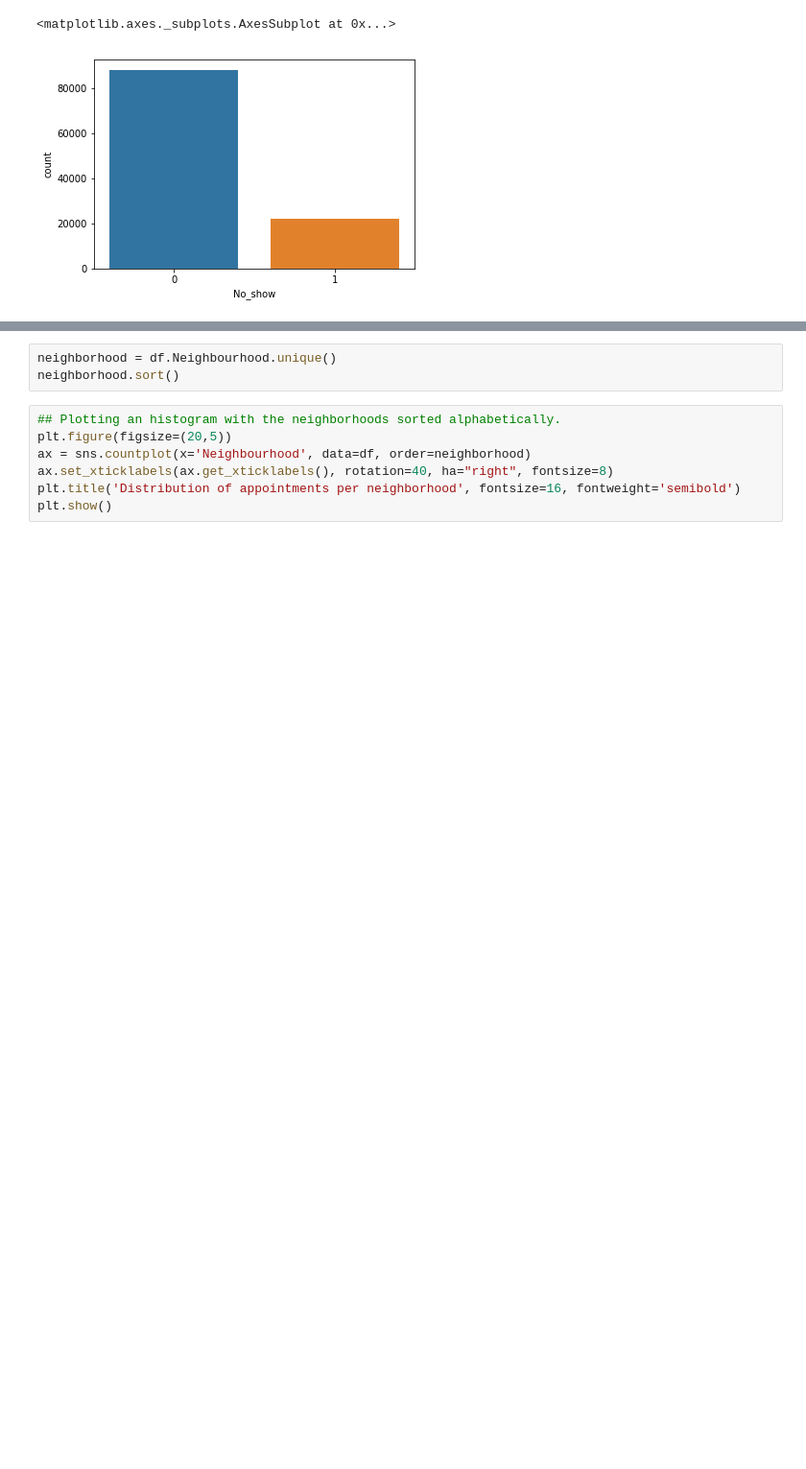
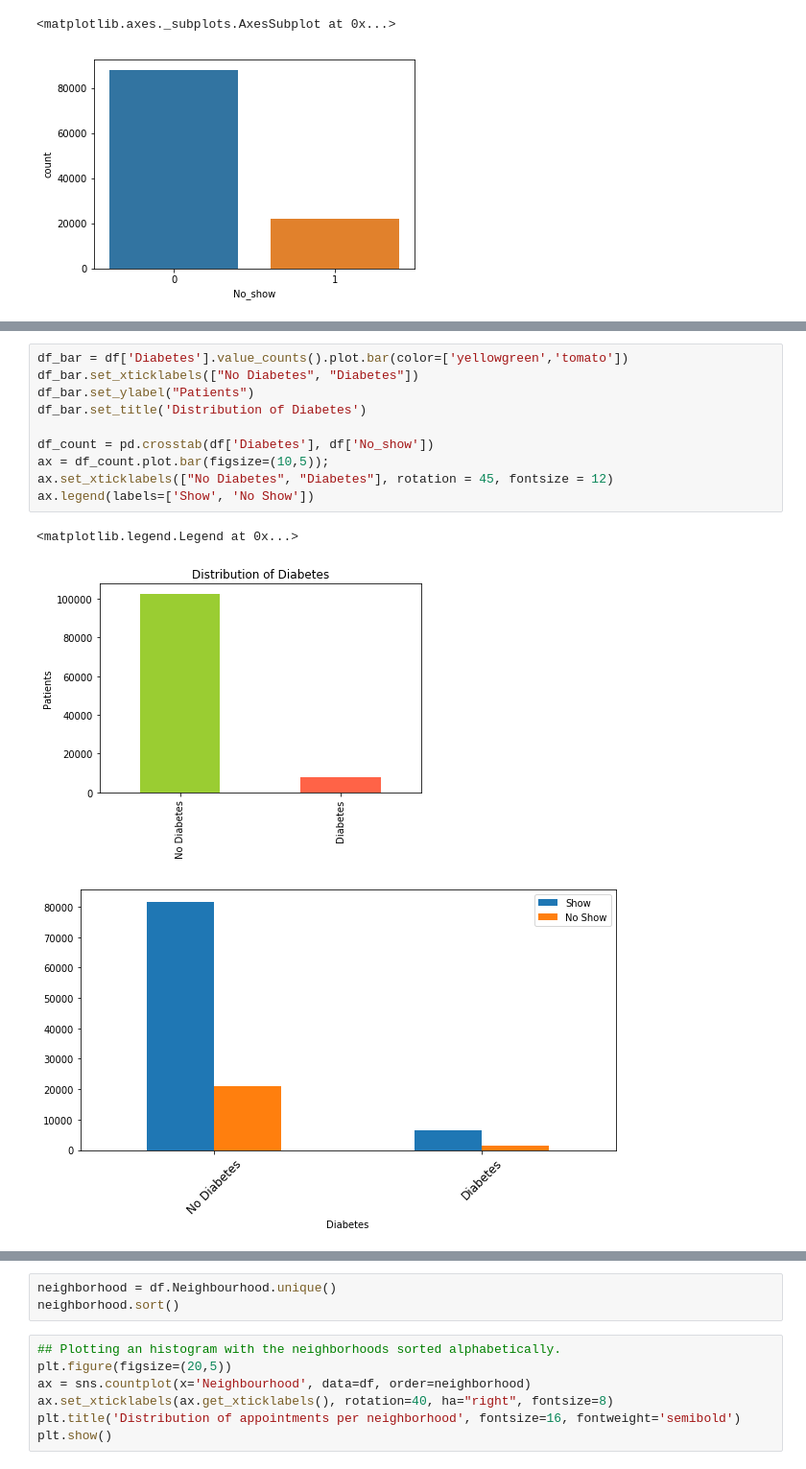
Before and after one commit to Lashuk1729/Medical-Appointment-No-Shows, a Jupyter notebook: Investigate_a_Dataset.ipynb, the cells around one changed output, grey strips where cells are left out. Shown at 96% size. Cells and saved outputs as stored; diff of their text form; blank space fills up the shorter version.

```diff
--- a/Investigate_a_Dataset.ipynb
+++ b/Investigate_a_Dataset.ipynb
@@ -384,0 +427,14 @@ plt.show()
+# %%
+df_bar = df['Diabetes'].value_counts().plot.bar(color=['yellowgreen','tomato'])
+df_bar.set_xticklabels(["No Diabetes", "Diabetes"])
+df_bar.set_ylabel("Patients")
+df_bar.set_title('Distribution of Diabetes')
+
+df_count = pd.crosstab(df['Diabetes'], df['No_show'])
+ax = df_count.plot.bar(figsize=(10,5));
+ax.set_xticklabels(["No Diabetes", "Diabetes"], rotation = 45, fontsize = 12)
+ax.legend(labels=['Show', 'No Show'])
+# %% [output]
+<matplotlib.legend.Legend at 0x...>
+[figure, added]
+[figure, added]
```
Also changed, not shown: parts of 6 cells of this notebook.
